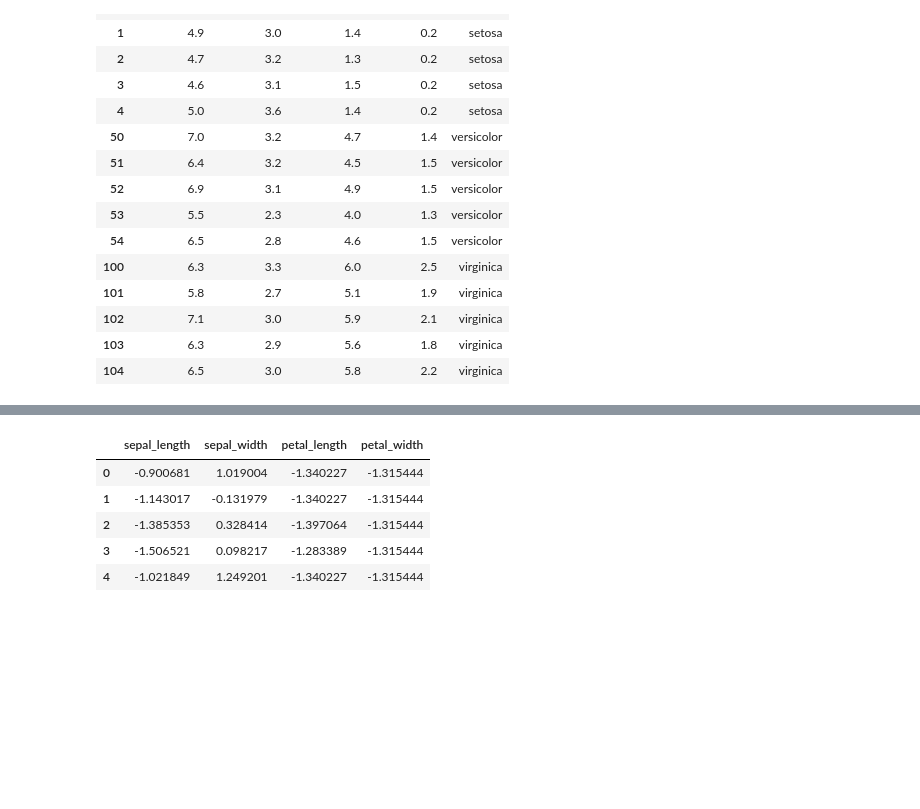
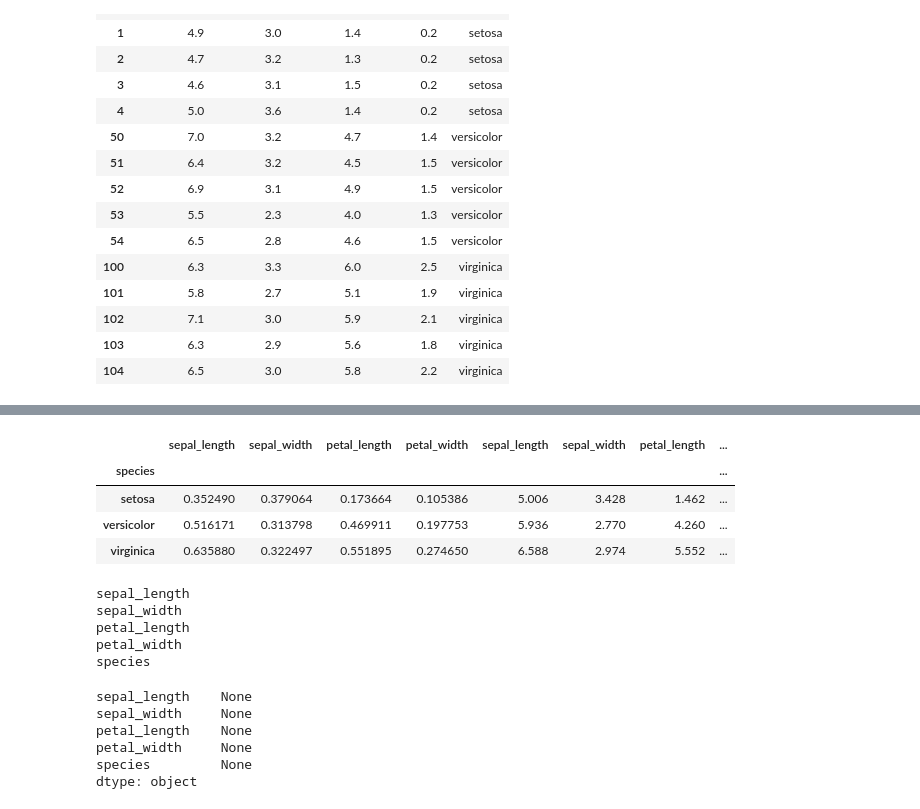
Before and after one commit to AlessandrodAgostino/Python-Projects, a Jupyter notebook: GM/EX_Groupy_Standardization.ipynb, the cells around one changed output, grey strips where cells are left out. Drawn from its saved outputs; the diff is of its cells as text; code cells hidden in the pictures; blank space fills up the shorter version.

```diff
--- a/GM/EX_Groupy_Standardization.ipynb
+++ b/GM/EX_Groupy_Standardization.ipynb
@@ -95,0 +165,14 @@ Can I safely use a method with the `_`?
+# %%
+def fun(x):
+    pd.DataFrame._get_numeric_data(x).apply(lambda x: x +10)
+
+iris = pd.read_csv(url)
+
+gr_iris = iris.groupby('species', as_index=False)
+for key, group in gr_iris:
+    group = group.iloc[:,:-1].transform(lambda x: x + np.mean(x))
+
+iris.head()
+#iris._get_numeric_data().apply(lambda x: x +10)
+
+#iris.groupby('species').apply(lambda x: pd.DataFrame._get_numeric_data(x))
@@ -95,0 +208,4 @@ Can I safely use a method with the `_`?
+# %%
+stds = iris.groupby('species').std()
+means = iris.groupby('species').mean()
+pd.merge(stds,means, on='species', suffixes=['_std', '_mean'])
@@ -96,9 +218,22 @@ Can I safely use a method with the `_`?
+# %%
+pd.concat([stds, means], axis=1)
+# %% [output]
+|  | sepal_length | sepal_width | petal_length | petal_width | sepal_length | sepal_width | petal_length | ... |
+| species |  |  |  |  |  |  |  | ... |
+| setosa | 0.352490 | 0.379064 | 0.173664 | 0.105386 | 5.006 | 3.428 | 1.462 | ... |
+| versicolor | 0.516171 | 0.313798 | 0.469911 | 0.197753 | 5.936 | 2.770 | 4.260 | ... |
+| virginica | 0.635880 | 0.322497 | 0.551895 | 0.274650 | 6.588 | 2.974 | 5.552 | ... |
 # %%
-iris._get_numeric_data().apply(lambda x: (x - np.mean(x))/np.std(x)).head()
+iris.apply(lambda x: print(x.name))
 # %% [output]
-|  | sepal_length | sepal_width | petal_length | petal_width |
-| 0 | -0.900681 | 1.019004 | -1.340227 | -1.315444 |
-| 1 | -1.143017 | -0.131979 | -1.340227 | -1.315444 |
-| 2 | -1.385353 | 0.328414 | -1.397064 | -1.315444 |
-| 3 | -1.506521 | 0.098217 | -1.283389 | -1.315444 |
-| 4 | -1.021849 | 1.249201 | -1.340227 | -1.315444 |
+sepal_length
+sepal_width
+petal_length
+petal_width
+species
+sepal_length    None
+sepal_width     None
+petal_length    None
+petal_width     None
+species         None
+dtype: object
```
Also changed, not shown: parts of 18 cells of this notebook.
